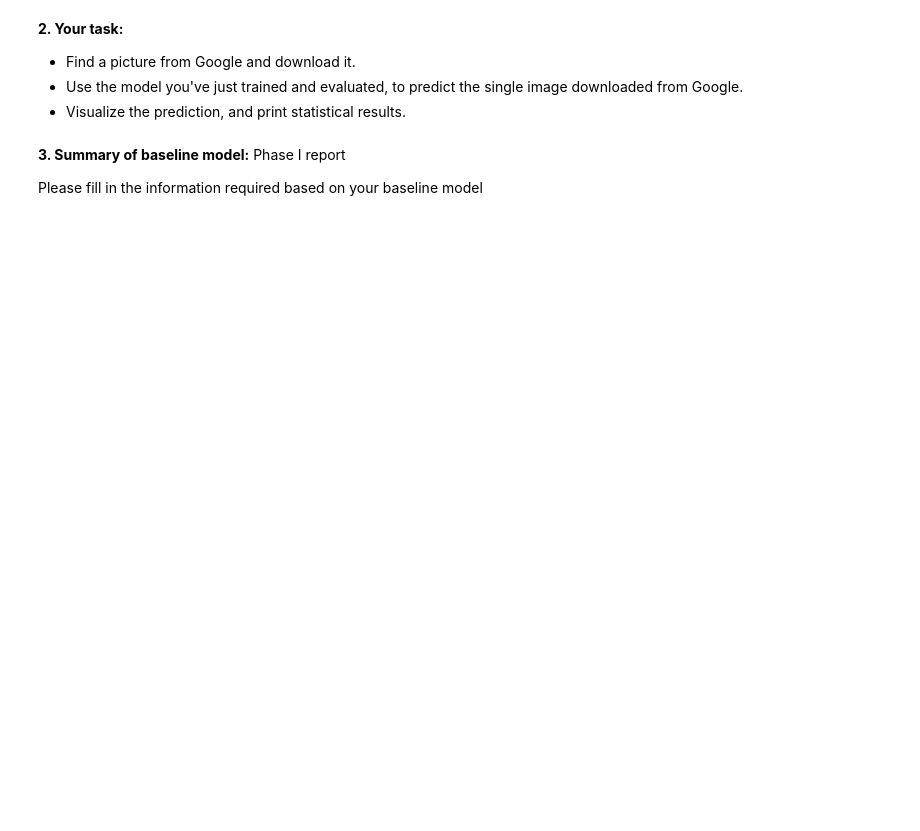
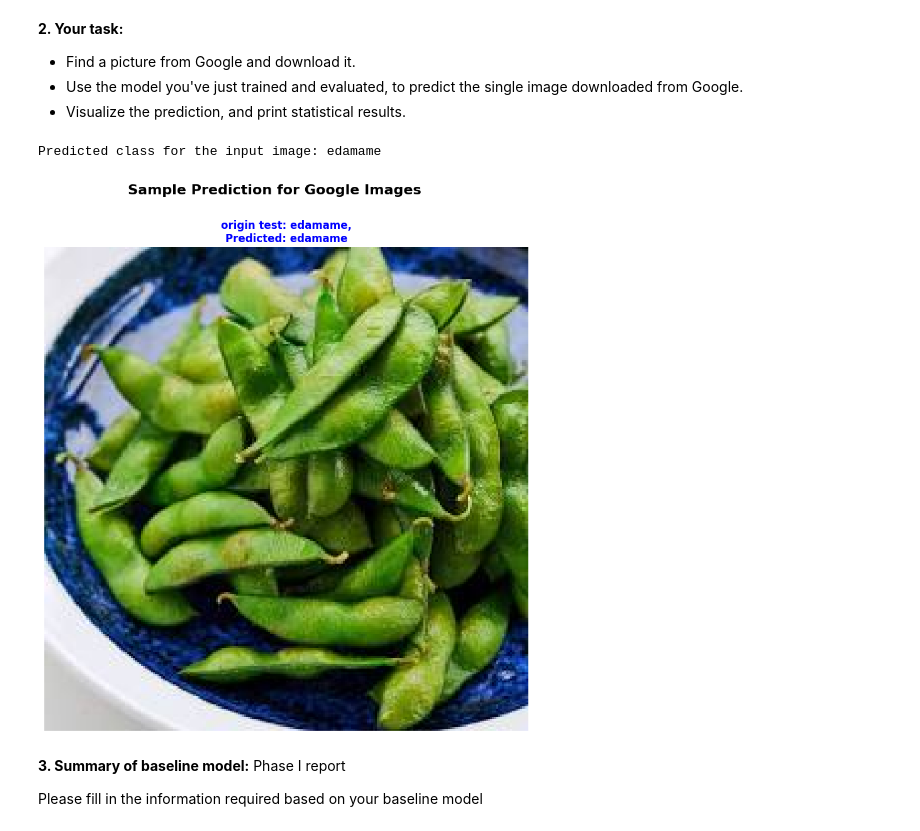
Before and after one commit to koilkl/ISDN3000C_Lab08_template, a Jupyter notebook: Lab08.ipynb, the cells around one changed output. Cells and saved outputs as stored; diff of their text form; code cells hidden in the pictures; blank space fills up the shorter version.

```diff
--- a/Lab08.ipynb
+++ b/Lab08.ipynb
@@ -723,11 +725,11 @@ from pathlib import Path
 torch.manual_seed(42)
 np.random.seed(42)
 
-device = torch.device("cuda" if torch.cuda.is_available() else "gpu")
+device = torch.device("cuda" if torch.cuda.is_available() else "mps")
 print(f"Using device: {device}")
 
 # Dataset configuration. For Google Colab users, you may find it at Google Drive, mounted as /content/drive/MyDrive/ etc.
-DATA_DIR = "C:\\Users\\Koil\\Downloads\\food-101"
+DATA_DIR = "./data"
 DATASET_NAME = "Food-101"
 IMG_SIZE = 224  # Resizing all images to 224x224 for efficiency
 NUM_CLASSES = 101
@@ -1231,6 +1239,6 @@ if not os.path.exists(best_model_path):
 
 # Load best model for final evaluation
 print(f"\nLoading best model from checkpoint...")
-model.load_state_dict(torch.load(best_model_path))
+model.load_state_dict(torch.load(best_model_path, map_location=torch.device('mps')))
 print("Best model loaded.")
 # %% [output]
@@ -1405,32 +1433,31 @@ KeyboardInterrupt:
 *  Visualize the prediction, and print statistical results.
 # %%
 # --- TODO: Single Image Prediction ---
-import torch
-import torchvision
-from PIL import Image;
-from torchvision import transforms
-IMG_SIZE = 224  # Resizing all images to 224x224 for efficiency
-device = torch.device("cuda" if torch.cuda.is_available() else "cpu")
-test_transforms = transforms.Compose([
-    transforms.Resize((IMG_SIZE, IMG_SIZE)),
-    transforms.ToTensor(),
-    transforms.Normalize(mean=[0.485, 0.456, 0.406],
-                         std=[0.229, 0.224, 0.225])
-])
-test_image_path = Image.open("test_edamame.jpeg") # Replace with your image path
+from PIL import Image
+import matplotlib.pyplot as plt
+test_image_path = Image.open("./data1/test_edamame.jpeg") # Replace with your image path
 input_tensor = test_transforms(test_image_path)
 input_batch = input_tensor.unsqueeze(0)  # Create a mini-batch as expected by the model
 input_batch = input_batch.to(device)
+
 with torch.no_grad():
     output = model(input_batch)
     _, predicted_class = torch.max(output, 1)
 predicted_label = class_names[predicted_class.item()]
 print(f"\nPredicted class for the input image: {predicted_label}")
+fig, axes = plt.subplots(1, 1, figsize=(15, 10))
+fig.suptitle('Sample Prediction for Google Images', fontsize=16, fontweight='bold')
 
-
+axes.imshow(test_image_path)
+axes.set_title(f'origin test: edamame,\nPredicted: {predicted_label}', color='blue', fontweight='bold')
+axes.axis('off')
+fig.show()
 
 
 # ---------------------------------
+# %% [output]
+Predicted class for the input image: edamame
+[figure, added]
 # %% [markdown]
 **3. Summary of baseline model:** Phase I report
 
```
Also changed, not shown: parts of 12 cells of this notebook, 4 other files.
